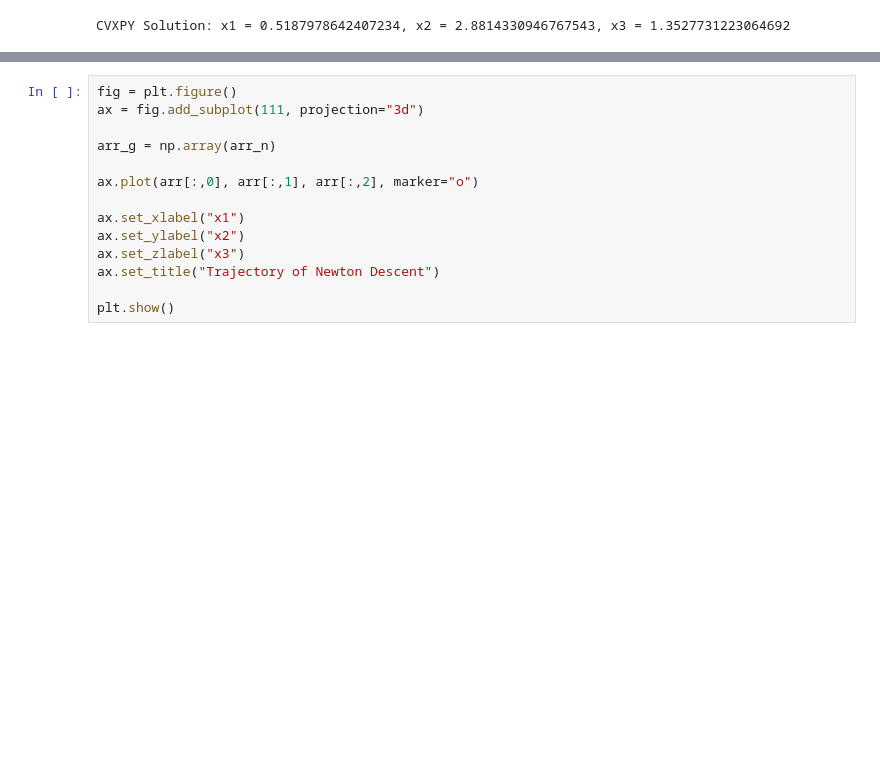
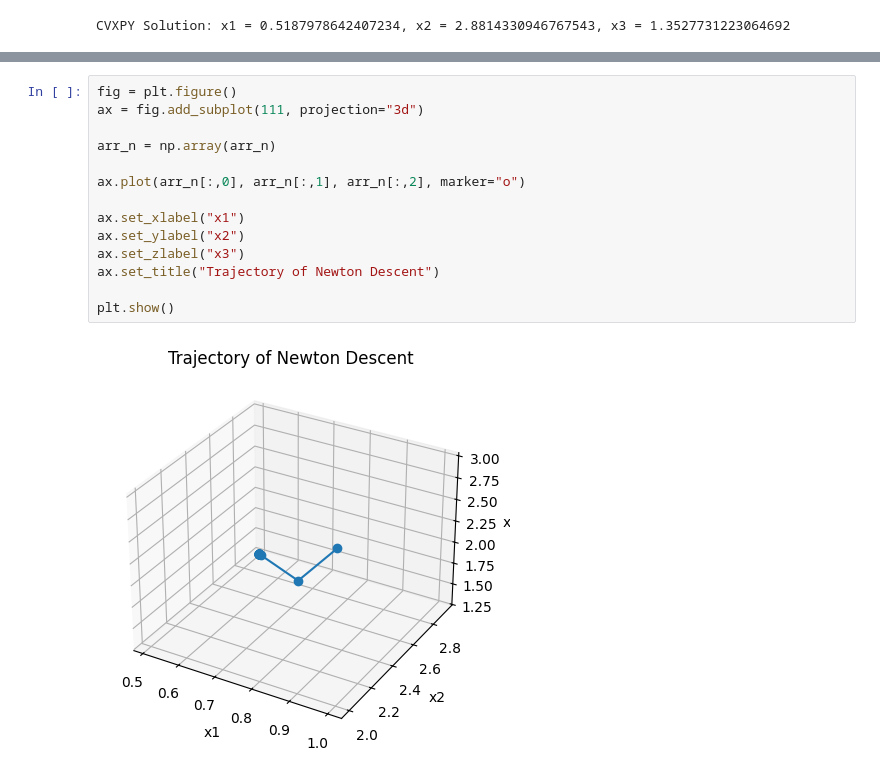
Before and after one commit to sab06tang/IEOR-160-HW-4, a Jupyter notebook: IEOR160HW4.ipynb, the cells around one changed output, grey strips where cells are left out. Cells and saved outputs as stored; diff of their text form; blank space fills up the shorter version.

```diff
--- a/IEOR160HW4.ipynb
+++ b/IEOR160HW4.ipynb
@@ -137,14 +143,16 @@ plt.show()
 # %%
 fig = plt.figure()
 ax = fig.add_subplot(111, projection="3d")
 
-arr_g = np.array(arr_n)
+arr_n = np.array(arr_n)
 
-ax.plot(arr[:,0], arr[:,1], arr[:,2], marker="o")
+ax.plot(arr_n[:,0], arr_n[:,1], arr_n[:,2], marker="o")
 
 ax.set_xlabel("x1")
 ax.set_ylabel("x2")
 ax.set_zlabel("x3")
 ax.set_title("Trajectory of Newton Descent")
 
 plt.show()
+# %% [output]
+[figure, added]
```
Also changed, not shown: parts of 7 cells of this notebook.
